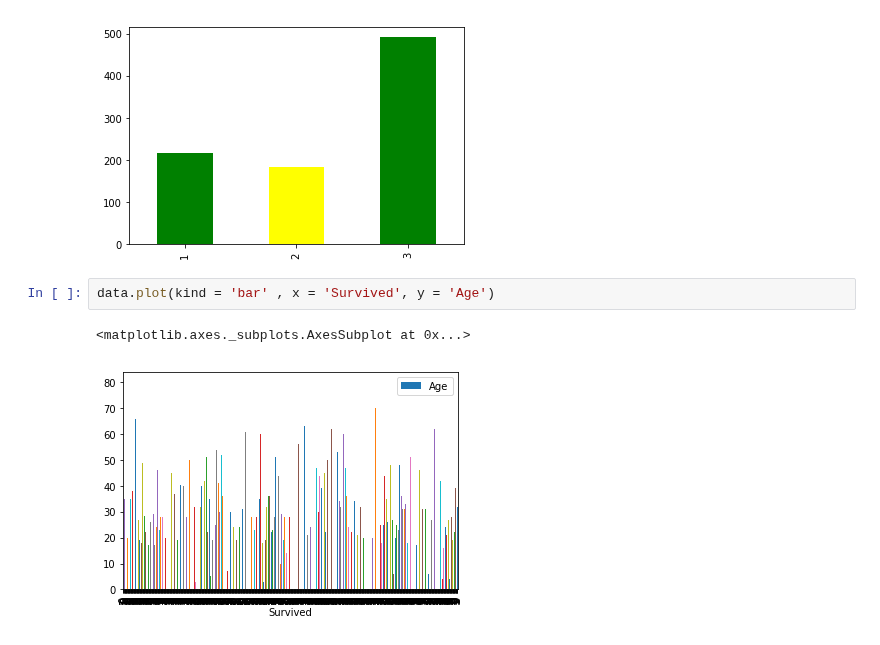
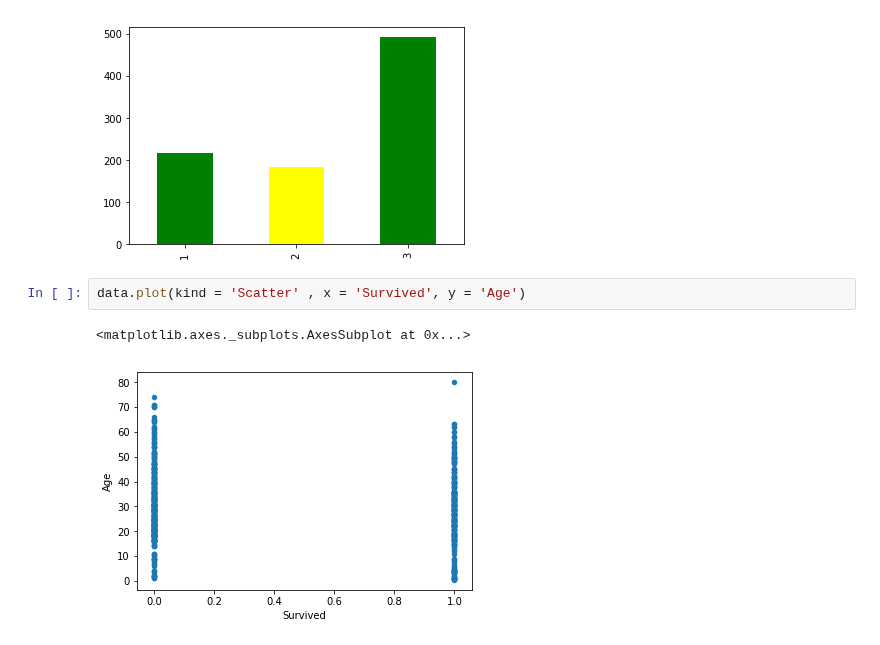
Before and after one commit to SANYAM1996/scatter-plotter, a Jupyter notebook: Titanic_survived data.ipynb, the cells around one changed output. Saved outputs shown, nothing was run; the diff lists cells and outputs as text.

Commit message:
added other visualized data

```diff
--- a/Titanic_survived data.ipynb
+++ b/Titanic_survived data.ipynb
@@ -114,7 +114,7 @@ data['Pclass'].value_counts().sort_index().plot(kind = 'bar', color = ['green','
 <matplotlib.axes._subplots.AxesSubplot at 0x...>
 [figure]
 # %%
-data.plot(kind = 'bar' , x = 'Survived', y = 'Age')
+data.plot(kind = 'Scatter' , x = 'Survived', y = 'Age')
 # %% [output]
 <matplotlib.axes._subplots.AxesSubplot at 0x...>
-[figure, old version]
+[figure, new version]
```
Also changed, not shown: parts of 13 cells of this notebook.
